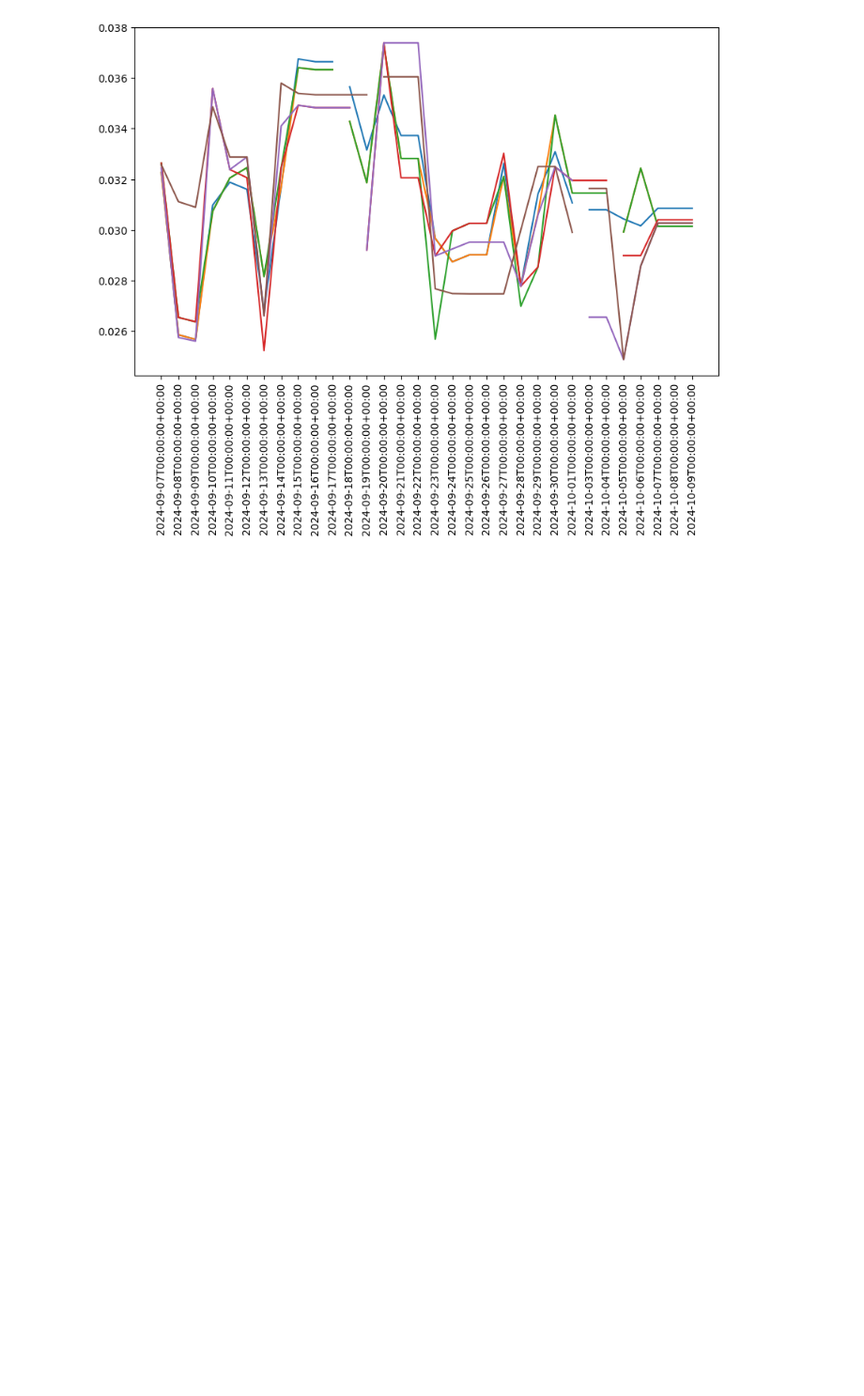
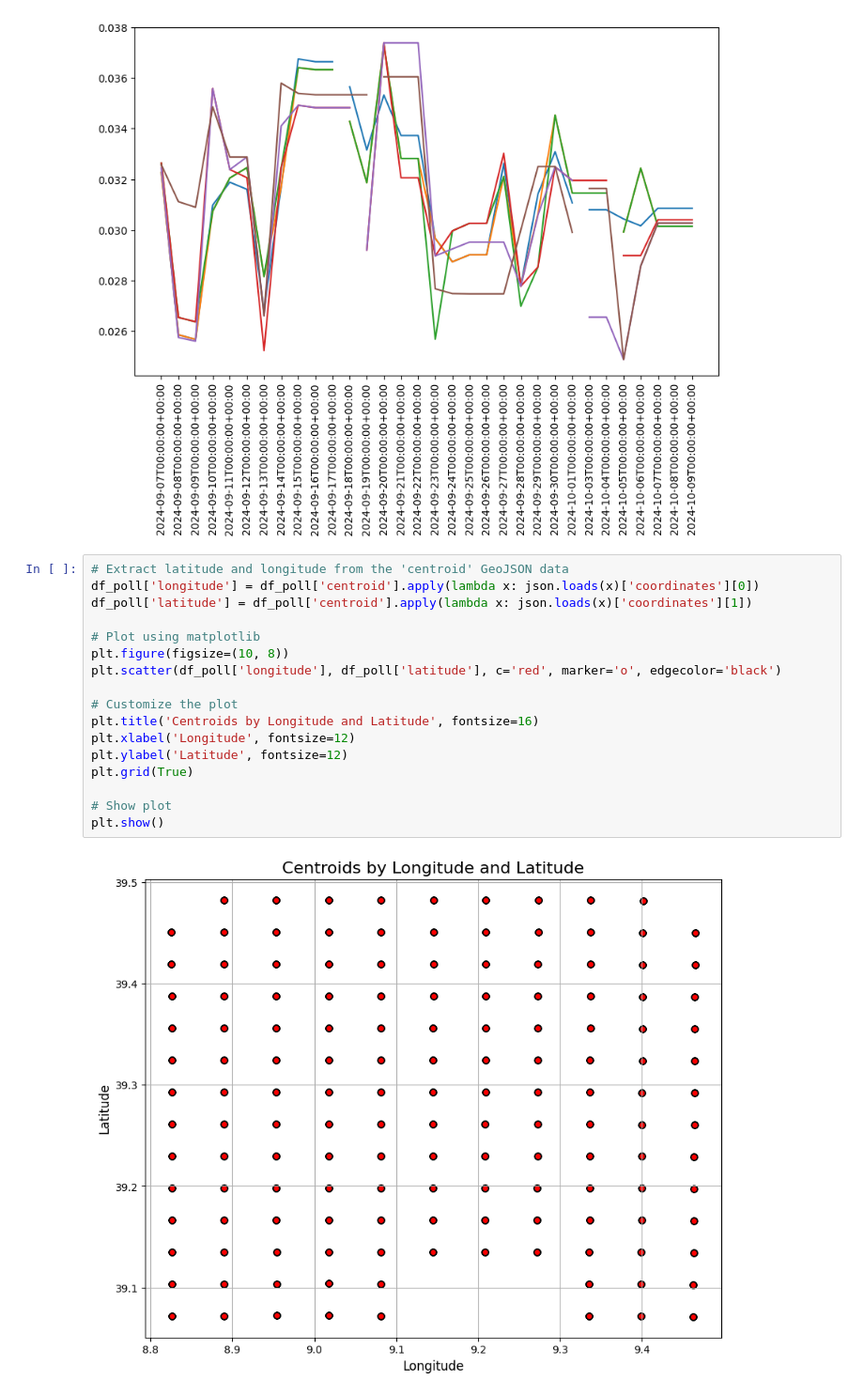
Before and after one commit to crs4/QuantumCodeChallengeHackathon, a Jupyter notebook: SmartCityQCWizard/data_analysis.ipynb, the cells around one changed output. Shown at 94% size. Drawn from its saved outputs; the diff is of its cells as text; blank space fills up the shorter version.

Commit message:
plotting centroids

```diff
--- a/SmartCityQCWizard/data_analysis.ipynb
+++ b/SmartCityQCWizard/data_analysis.ipynb
@@ -115,3 +120,22 @@ plt.xticks(rotation=90)
 plt.show()
 # %% [output]
 [figure]
+# %%
+# Extract latitude and longitude from the 'centroid' GeoJSON data
+df_poll['longitude'] = df_poll['centroid'].apply(lambda x: json.loads(x)['coordinates'][0])
+df_poll['latitude'] = df_poll['centroid'].apply(lambda x: json.loads(x)['coordinates'][1])
+
+# Plot using matplotlib
+plt.figure(figsize=(10, 8))
+plt.scatter(df_poll['longitude'], df_poll['latitude'], c='red', marker='o', edgecolor='black')
+
+# Customize the plot
+plt.title('Centroids by Longitude and Latitude', fontsize=16)
+plt.xlabel('Longitude', fontsize=12)
+plt.ylabel('Latitude', fontsize=12)
+plt.grid(True)
+
+# Show plot
+plt.show()
+# %% [output]
+[figure, added]
```
Also changed, not shown: parts of 2 cells of this notebook.
